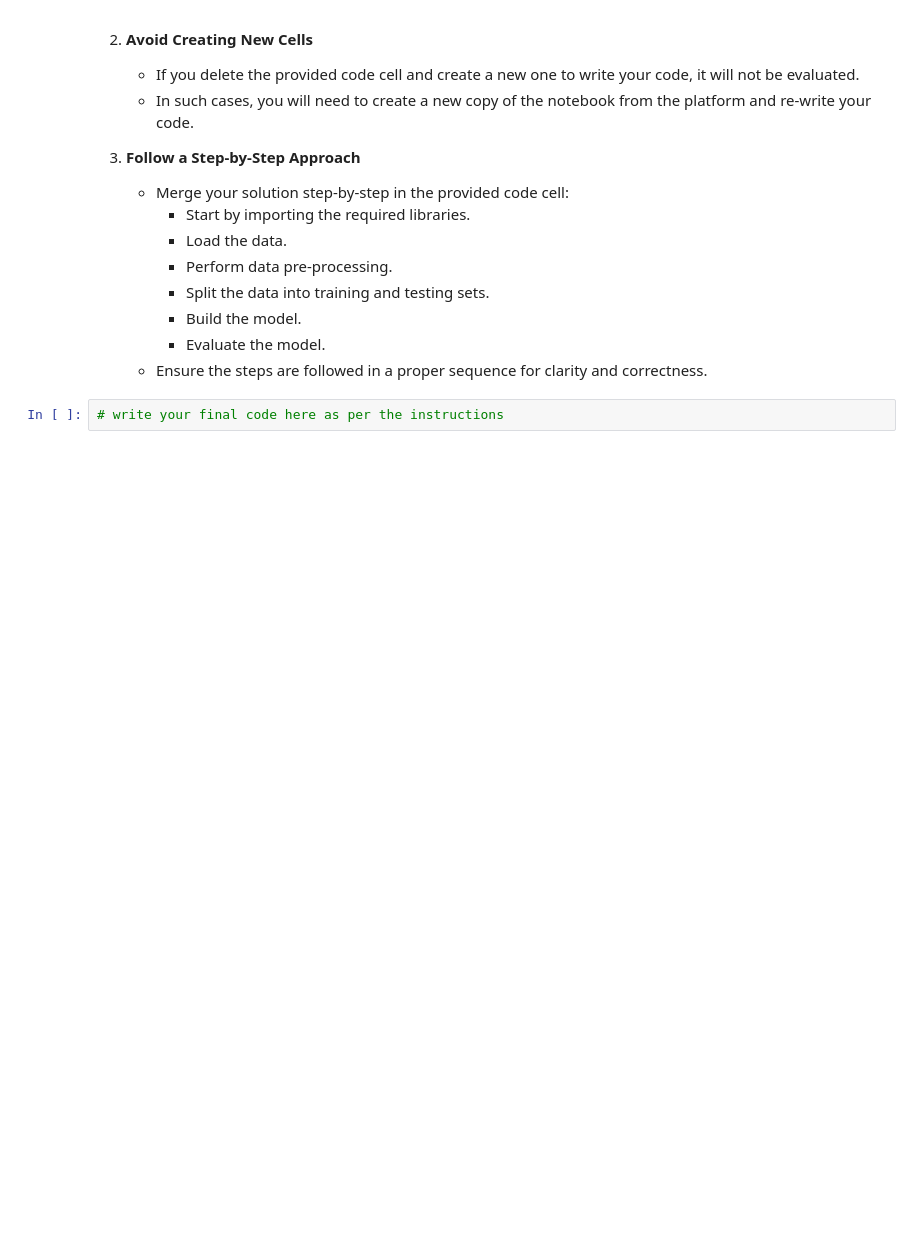
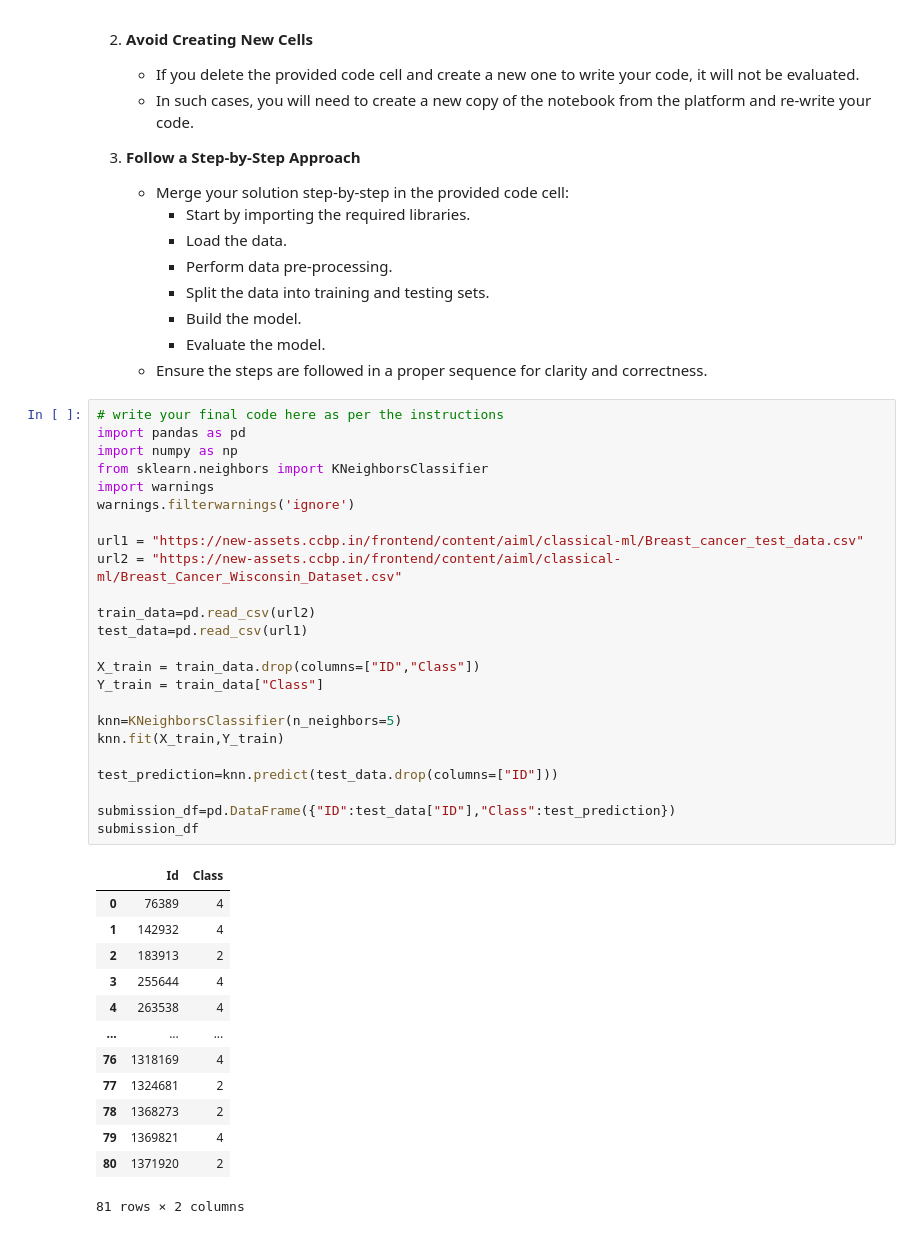
Before and after one commit to kowshik20/ML_Learning, a Jupyter notebook: KNN_Assignment_Breast_Cancer.ipynb, the cells around one changed output. Cells and saved outputs as stored; diff of their text form; blank space fills up the shorter version.

```diff
--- a/KNN_Assignment_Breast_Cancer.ipynb
+++ b/KNN_Assignment_Breast_Cancer.ipynb
@@ -129,5 +161,41 @@ test_data.head()
      - Build the model.
      - Evaluate the model.
    - Ensure the steps are followed in a proper sequence for clarity and correctness.
-# %%
-# write your final code here as per the instructions
+# %%
+# write your final code here as per the instructions
+import pandas as pd
+import numpy as np
+from sklearn.neighbors import KNeighborsClassifier
+import warnings
+warnings.filterwarnings('ignore')
+
+url1 = "https://new-assets.ccbp.in/frontend/content/aiml/classical-ml/Breast_cancer_test_data.csv"
+url2 = "https://new-assets.ccbp.in/frontend/content/aiml/classical-ml/Breast_Cancer_Wisconsin_Dataset.csv"
+
+train_data=pd.read_csv(url2)
+test_data=pd.read_csv(url1)
+
+X_train = train_data.drop(columns=["ID","Class"])
+Y_train = train_data["Class"]
+
+knn=KNeighborsClassifier(n_neighbors=5)
+knn.fit(X_train,Y_train)
+
+test_prediction=knn.predict(test_data.drop(columns=["ID"]))
+
+submission_df=pd.DataFrame({"ID":test_data["ID"],"Class":test_prediction})
+submission_df
+# %% [output]
+|  | Id | Class |
+| 0 | 76389 | 4 |
+| 1 | 142932 | 4 |
+| 2 | 183913 | 2 |
+| 3 | 255644 | 4 |
+| 4 | 263538 | 4 |
+| ... | ... | ... |
+| 76 | 1318169 | 4 |
+| 77 | 1324681 | 2 |
+| 78 | 1368273 | 2 |
+| 79 | 1369821 | 4 |
+| 80 | 1371920 | 2 |
+81 rows × 2 columns
```
Also changed, not shown: parts of 3 cells of this notebook.
